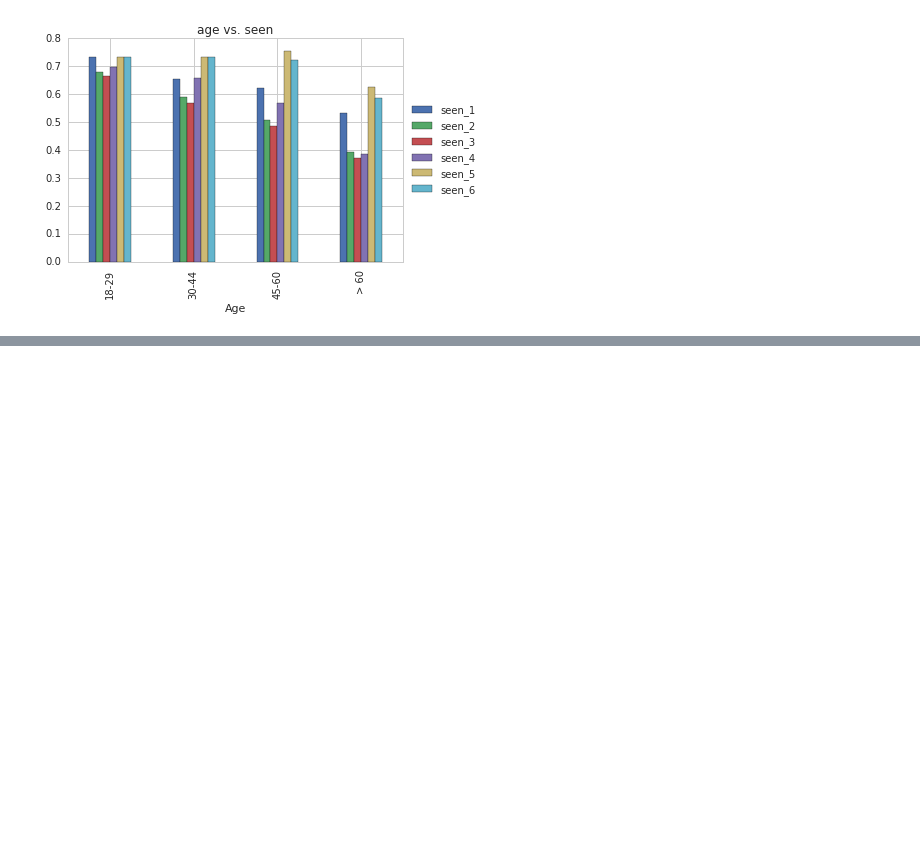
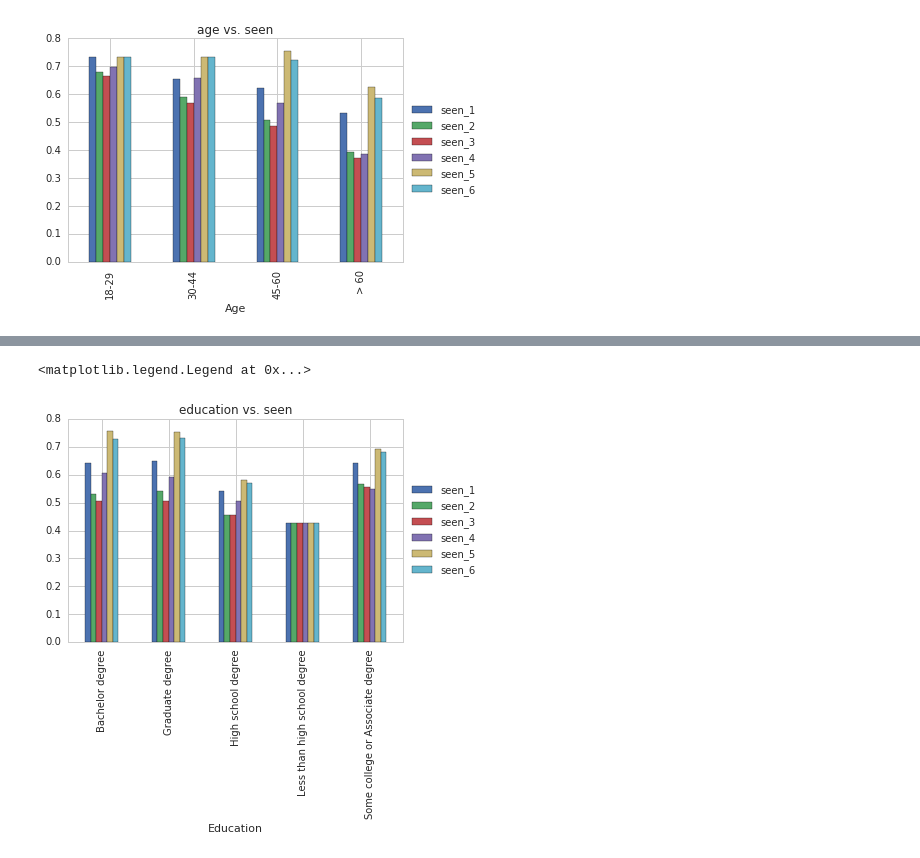
Before and after one commit to Xuehong-pdx/Self-directed-learning-Python_Projects, a Jupyter notebook: star wars survey analysis.ipynb, the cells around one changed output, grey strips where cells are left out. Drawn from its saved outputs; the diff is of its cells as text; code cells hidden in the pictures; blank space fills up the shorter version.

```diff
--- a/star wars survey analysis.ipynb
+++ b/star wars survey analysis.ipynb
@@ -161,0 +176,7 @@ None
+# %%
+education_mean.plot.bar(y=['seen_1','seen_2', 'seen_3', 'seen_4', 'seen_5', 'seen_6'])
+plt.title('education vs. seen')
+plt.legend(loc='center left', bbox_to_anchor=(1, 0.5))
+# %% [output]
+<matplotlib.legend.Legend at 0x...>
+[figure, added]
```
Also changed, not shown: parts of 3 cells of this notebook.
